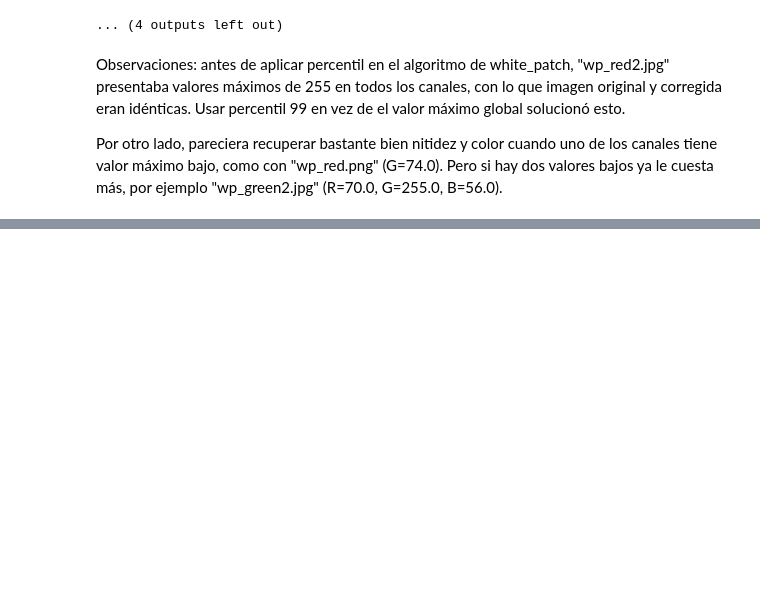
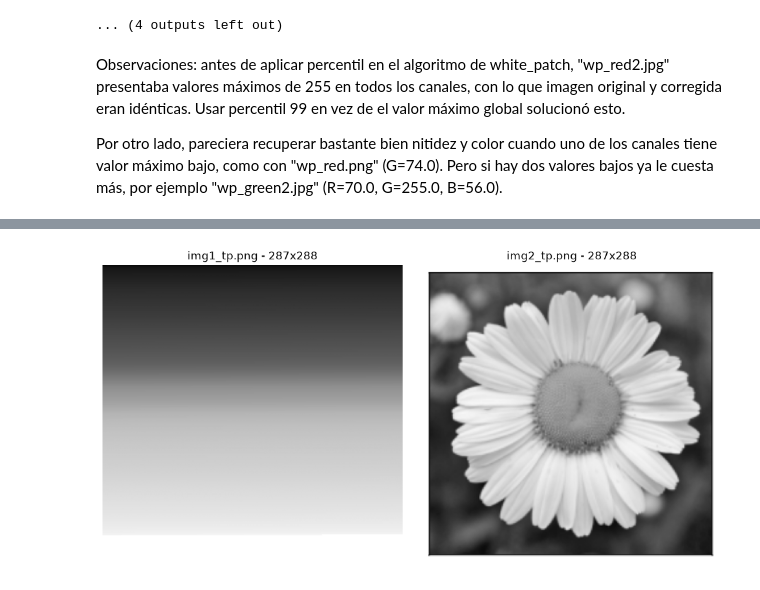
Before and after one commit to natonnelier/vision_por_computadora_tps, a Jupyter notebook: tp1.ipynb, the cells around one changed output, grey strips where cells are left out. Drawn from its saved outputs; the diff is of its cells as text; code cells hidden in the pictures; blank space fills up the shorter version.

```diff
--- a/tp1.ipynb
+++ b/tp1.ipynb
@@ -89,0 +97,20 @@ Por otro lado, pareciera recuperar bastante bien nitidez y color cuando uno de l
+# %%
+import cv2
+import matplotlib.pyplot as plt
+
+img1 = cv2.imread('img1_tp.png', cv2.IMREAD_GRAYSCALE)
+img2 = cv2.imread('img2_tp.png', cv2.IMREAD_GRAYSCALE)
+
+if img1 is None or img2 is None:
+    raise FileNotFoundError('No se pudieron cargar img1_tp.png e img2_tp.png')
+
+fig, axes = plt.subplots(1, 2, figsize=(10, 5))
+for ax, image, title in zip(axes, (img1, img2), ('img1_tp.png', 'img2_tp.png')):
+    ax.imshow(image, cmap='gray', vmin=0, vmax=255)
+    ax.set_title(f'{title} - {image.shape[1]}x{image.shape[0]}')
+    ax.axis('off')
+
+plt.tight_layout()
+plt.show()
+# %% [output]
+[figure, added]
```
Also changed, not shown: parts of 4 cells of this notebook, 2 other files.
